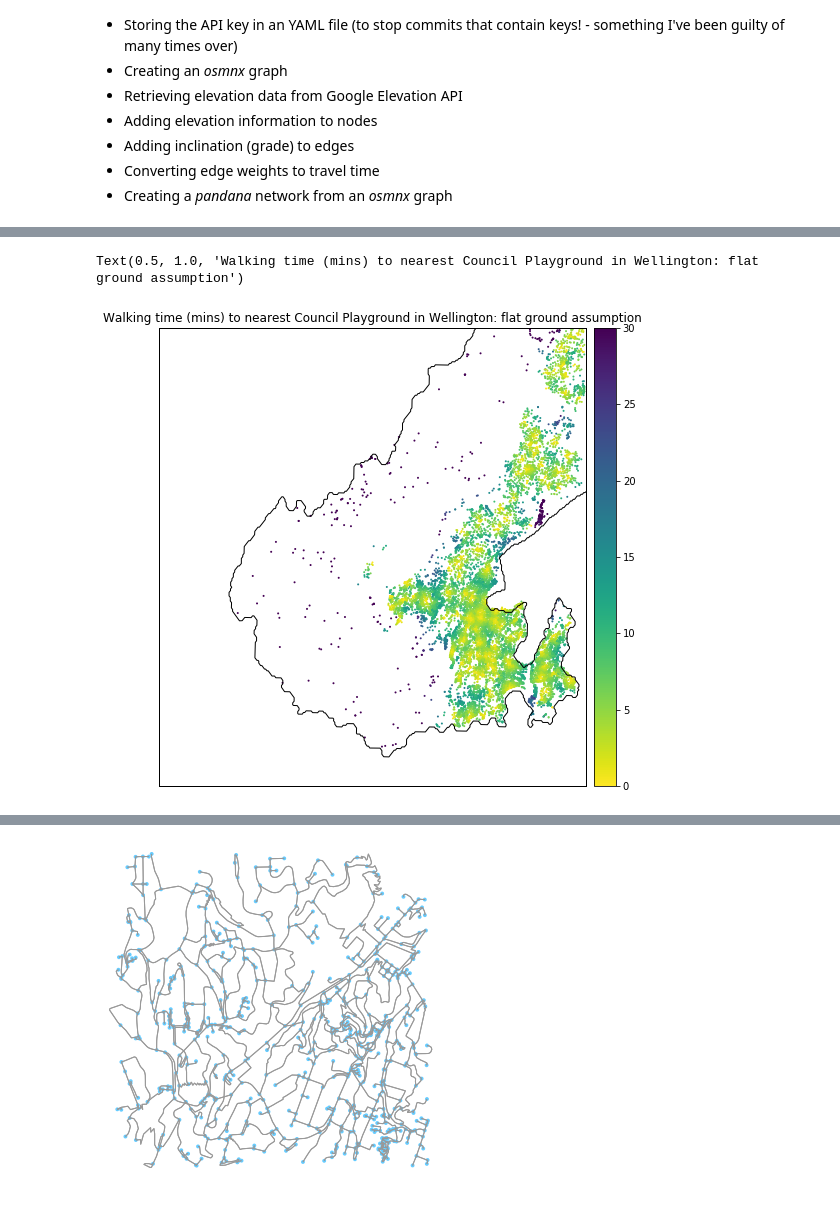
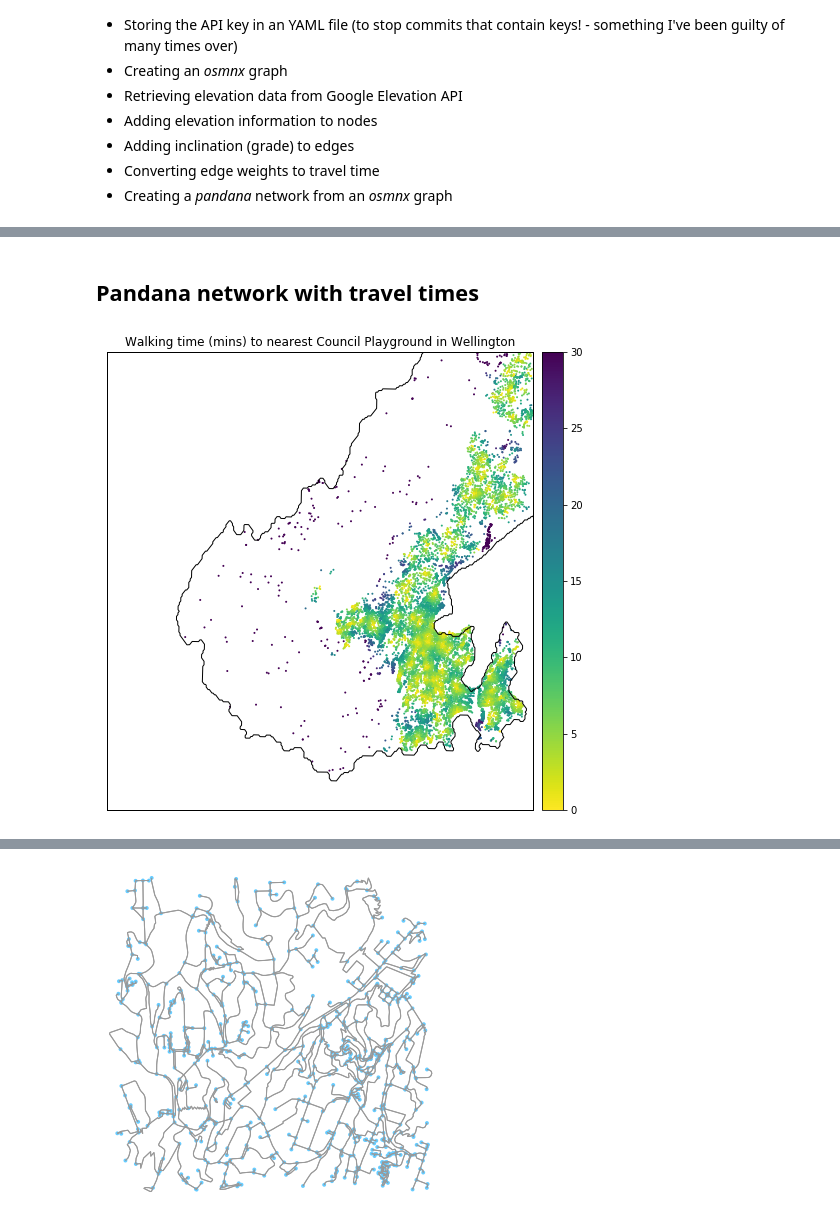
Before and after one commit to shriv/playground-pubs, a Jupyter notebook: Accessing council playgrounds.ipynb, the cells around one changed output, grey strips where cells are left out. Saved outputs shown, nothing was run; the diff lists cells and outputs as text; code cells hidden in the pictures.

```diff
--- a/Accessing council playgrounds.ipynb
+++ b/Accessing council playgrounds.ipynb
@@ -306,0 +189,14 @@ playground_hills_accessibility = aa.get_accessibility(network_hills_trial, wcc_p
+# %%
+# Get nodes and edges as geodataframes (gdfs) from OSMNX network
+graph_df = ox.graph_to_gdfs(G)
+nodes_gdfs = graph_df[0]
+edges_gdfs = graph_df[1]
+# %%
+# Setting indices of Edges gdfs to match expected dataframe for Pandana
+edges_gdfs['from_idx'] = edges_gdfs['u']
+edges_gdfs['to_idx'] = edges_gdfs['v']
+edges_gdfs= edges_gdfs.set_index(['from_idx', 'to_idx'])
+edges_gdfs.index.names= ['','']
+
+# Setting indices of Nodes gdfs to match expected dataframe for Pandana
+nodes_gdfs.index.name = 'id'
@@ -307,3 +257,32 @@ playground_hills_accessibility = aa.get_accessibility(network_hills_trial, wcc_p
+# %% [markdown]
+## Pandana network with travel times
+# %%
+# Get edges dataframe again because multi-indexing is AWKWARD!
+edges_gdfs = graph_df[1]
+
+# Add the travel times
+edges_gdfs['inv_grade'] = - edges_gdfs['grade']
+edges_gdfs['time_5khr'] = flat_travel_time(edges_gdfs['length'])
+edges_gdfs['time_tobler'] = hiking_time(edges_gdfs['grade'], edges_gdfs['length'])
+
+# Create the expected indices for pandana edges
+edges_gdfs['from_idx'] = edges_gdfs['u']
+edges_gdfs['to_idx'] = edges_gdfs['v']
+edges_gdfs= edges_gdfs.set_index(['from_idx', 'to_idx'])
+edges_gdfs.index.names= ['','']
+
+# Create pandana network objects for flat and hilly terrain travel times
+network = pa.Network(nodes_gdfs['x'], nodes_gdfs['y'],
+                     edges_gdfs['u'], edges_gdfs['v'],
+                     edges_gdfs[['time_5khr']])
+
+network_hills = pa.Network(nodes_gdfs['x'], nodes_gdfs['y'],
+                           edges_gdfs['u'], edges_gdfs['v'],
+                           edges_gdfs[['time_tobler']])
+# %%
+# Calculate accessibility
+playground_accessibility = aa.get_accessibility(network, wcc_playgrounds, distance=30, num_pois=10)
+playground_hills_accessibility = aa.get_accessibility(network_hills, wcc_playgrounds, distance=30, num_pois=10)
 # %%
 # Set some parameters for accessibility analysis
 n = 1 # nth closest nodes to fuel station. n = 1 means the closest.
@@ -324,8 +305,7 @@ plot_kwargs={'cmap':'viridis_r','s':4,'edgecolor':'none'}
 # %%
-aa.plot_accessibility(network_trial, playground_accessibility[1], osm_bbox,
+aa.plot_accessibility(network, playground_accessibility[1], osm_bbox,
                       amenity_type='Council Playground', place_name='Wellington',
                       fig_kwargs=fig_kwargs, plot_kwargs=plot_kwargs, bmap_kwargs=bmap_kwargs)
-plt.title('Walking time (mins) to nearest Council Playground in Wellington: flat ground assumption')
+plt.title('Walking time (mins) to nearest Council Playground in Wellington');
 # %% [output]
-Text(0.5, 1.0, 'Walking time (mins) to nearest Council Playground in Wellington: flat ground assumption')
-[figure, old version]
+[figure, new version]
```
Also changed, not shown: parts of 56 cells of this notebook, 1 other file.
